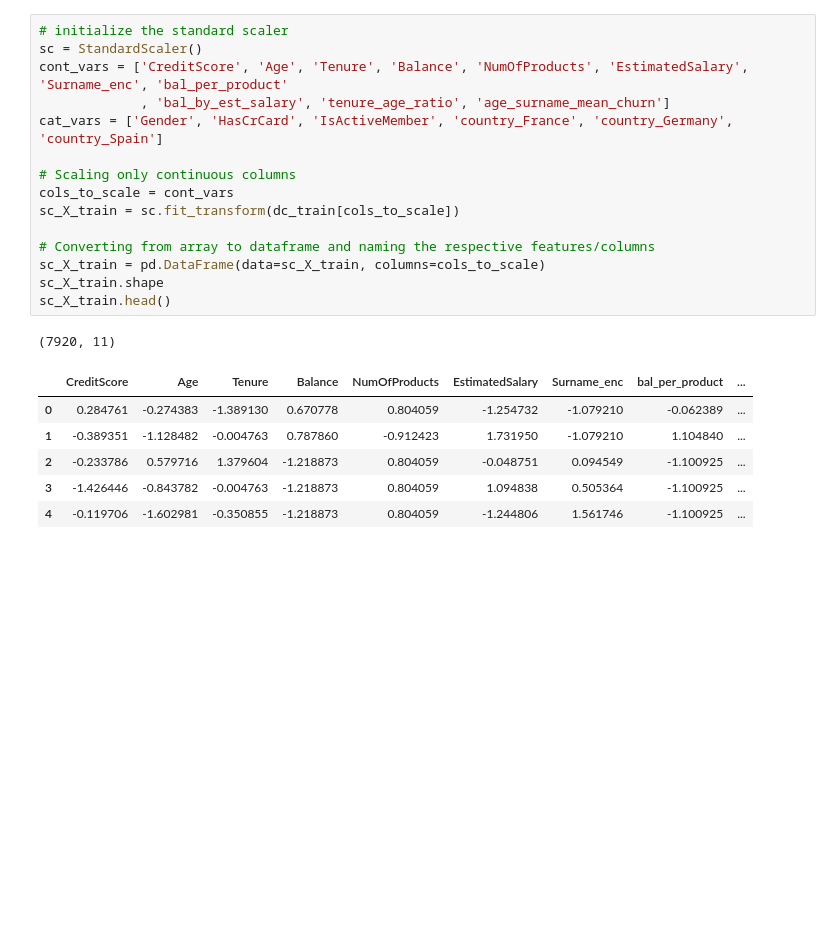
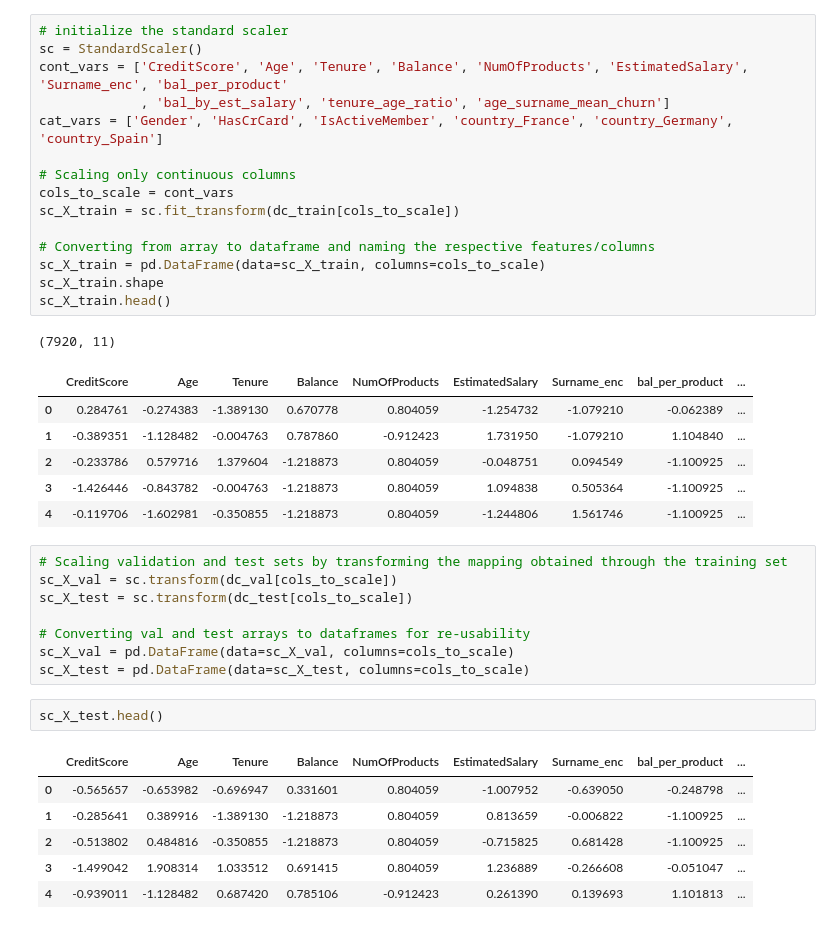
Before and after one commit to AmirMotefaker/Bank-Customer-Churn-Prediction, a Jupyter notebook: Bank-Customer-Churn-Prediction.ipynb, the cells around one changed output. Drawn from its saved outputs; the diff is of its cells as text; blank space fills up the shorter version.

```diff
--- a/Bank-Customer-Churn-Prediction.ipynb
+++ b/Bank-Customer-Churn-Prediction.ipynb
@@ -645,3 +645,20 @@ sc_X_train.head()
 | 2 | -0.233786 | 0.579716 | 1.379604 | -1.218873 | 0.804059 | -0.048751 | 0.094549 | -1.100925 | ... |
 | 3 | -1.426446 | -0.843782 | -0.004763 | -1.218873 | 0.804059 | 1.094838 | 0.505364 | -1.100925 | ... |
 | 4 | -0.119706 | -1.602981 | -0.350855 | -1.218873 | 0.804059 | -1.244806 | 1.561746 | -1.100925 | ... |
+# %%
+# Scaling validation and test sets by transforming the mapping obtained through the training set
+sc_X_val = sc.transform(dc_val[cols_to_scale])
+sc_X_test = sc.transform(dc_test[cols_to_scale])
+
+# Converting val and test arrays to dataframes for re-usability
+sc_X_val = pd.DataFrame(data=sc_X_val, columns=cols_to_scale)
+sc_X_test = pd.DataFrame(data=sc_X_test, columns=cols_to_scale)
+# %%
+sc_X_test.head()
+# %% [output]
+|  | CreditScore | Age | Tenure | Balance | NumOfProducts | EstimatedSalary | Surname_enc | bal_per_product | ... |
+| 0 | -0.565657 | -0.653982 | -0.696947 | 0.331601 | 0.804059 | -1.007952 | -0.639050 | -0.248798 | ... |
+| 1 | -0.285641 | 0.389916 | -1.389130 | -1.218873 | 0.804059 | 0.813659 | -0.006822 | -1.100925 | ... |
+| 2 | -0.513802 | 0.484816 | -0.350855 | -1.218873 | 0.804059 | -0.715825 | 0.681428 | -1.100925 | ... |
+| 3 | -1.499042 | 1.908314 | 1.033512 | 0.691415 | 0.804059 | 1.236889 | -0.266608 | -0.051047 | ... |
+| 4 | -0.939011 | -1.128482 | 0.687420 | 0.785106 | -0.912423 | 0.261390 | 0.139693 | 1.101813 | ... |
```
Also changed, not shown: parts of 4 cells of this notebook.
